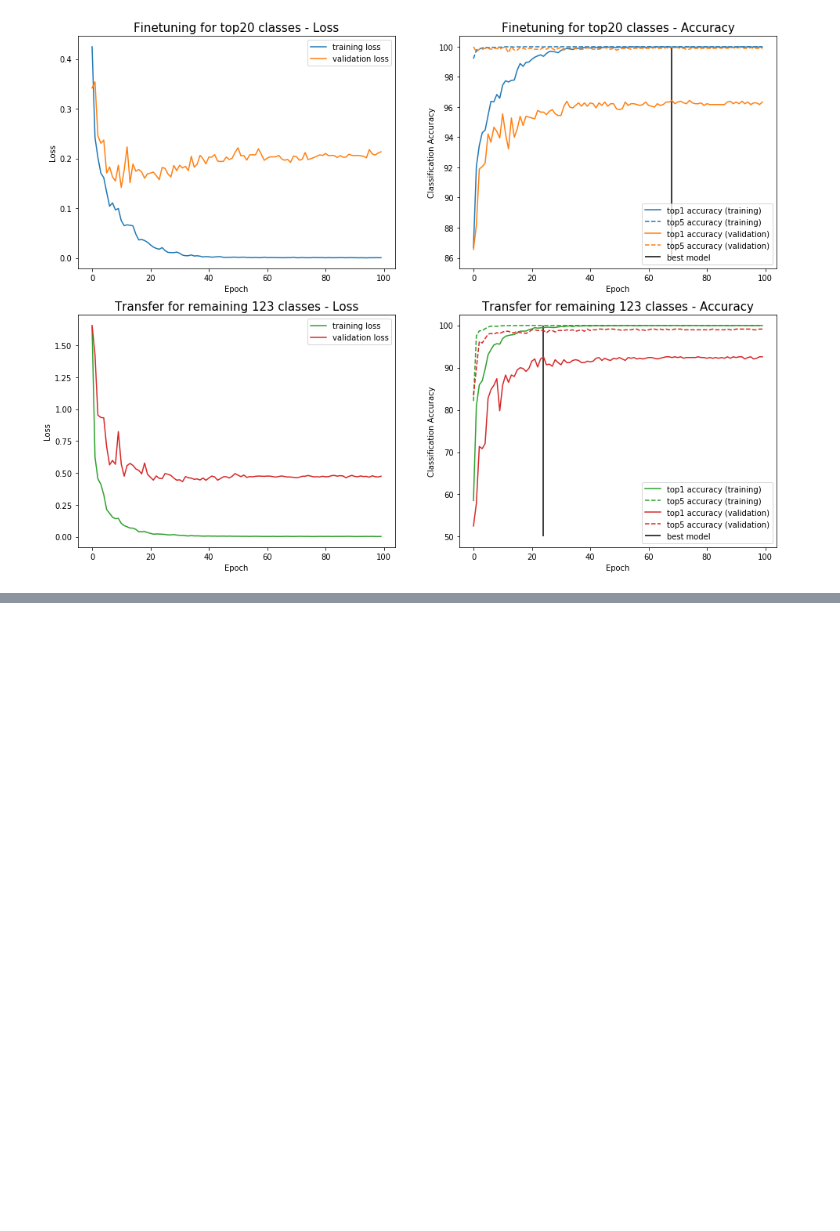
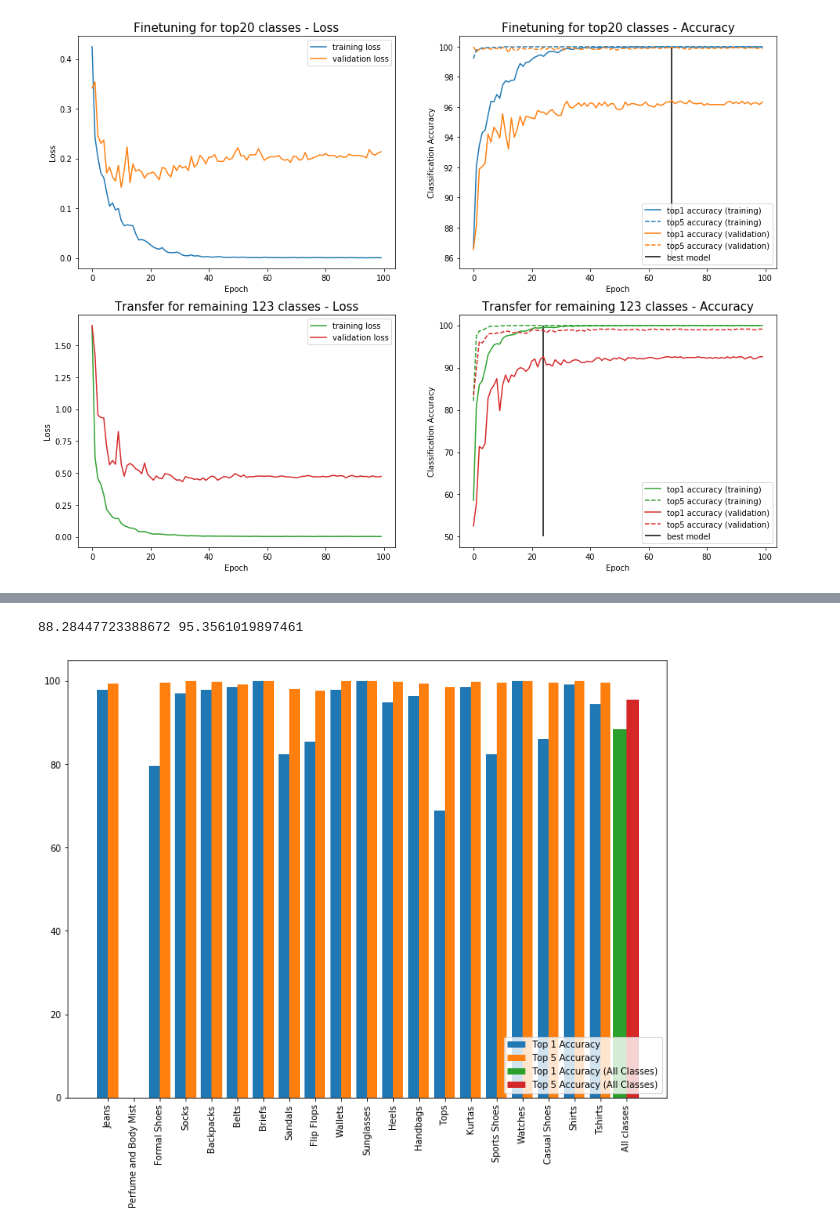
Before and after one commit to gitmatti/few-shot-learning, a Jupyter notebook: notebook/transfer_learning.ipynb, the cells around one changed output, grey strips where cells are left out. Drawn from its saved outputs; the diff is of its cells as text; code cells hidden in the pictures; blank space fills up the shorter version.

```diff
--- a/notebook/transfer_learning.ipynb
+++ b/notebook/transfer_learning.ipynb
@@ -343,9 +348,31 @@ for c in range(testset.n_classes):
+# %%
+if torch.cuda.is_available():
+    device = torch.device('cuda')
+else:
+    device = torch.device('cpu')
+# %%
+acc1_avg, acc5_avg, acc1_classwise, acc5_classwise = evaluate_transfer(
+    finetuning_best_model['state_dict'],
+    device=device,
+    architecture='resnet50',
+    classes='top',
+    small_dataset=False,
+    distributed=True,
+    num_workers=4,
+    batch_size=64
+)
+# %%
+print(acc1_avg, acc5_avg)
+# %% [output]
+88.28447723388672 95.3561019897461
 # %%
 plt.figure(figsize=(12,9))
-plt.bar(top20 + ["All classes"], list(acc1_classwise[testset.target_codec.transform(top20)]) + [0.0], label='Top 1 Accuracy', width=-0.4, align='edge')
-plt.bar(top20 + ["All classes"], list(acc5_classwise[testset.target_codec.transform(top20)]) + [0.0], label='Top 5 Accuracy', width=0.4, align='edge')
+plt.bar(top20 + ["All classes"], list(acc1_classwise[datasets['top']['test']['data'].target_codec.transform(top20)]) + [0.0], label='Top 1 Accuracy', width=-0.4, align='edge')
+plt.bar(top20 + ["All classes"], list(acc5_classwise[datasets['top']['test']['data'].target_codec.transform(top20)]) + [0.0], label='Top 5 Accuracy', width=0.4, align='edge')
 plt.bar(top20 + ["All classes"], list(np.zeros_like(acc1_classwise)) + [acc1_avg], label='Top 1 Accuracy (All Classes)', width=-0.5, align='edge')
 plt.bar(top20 + ["All classes"], list(np.zeros_like(acc5_classwise)) + [acc5_avg], label='Top 5 Accuracy (All Classes)', width=0.5, align='edge')
 plt.xticks(rotation='vertical')
 plt.legend(loc="lower right")
 plt.show()
+# %% [output]
+[figure, added]
```
Also changed, not shown: parts of 36 cells of this notebook, 2 other files.
